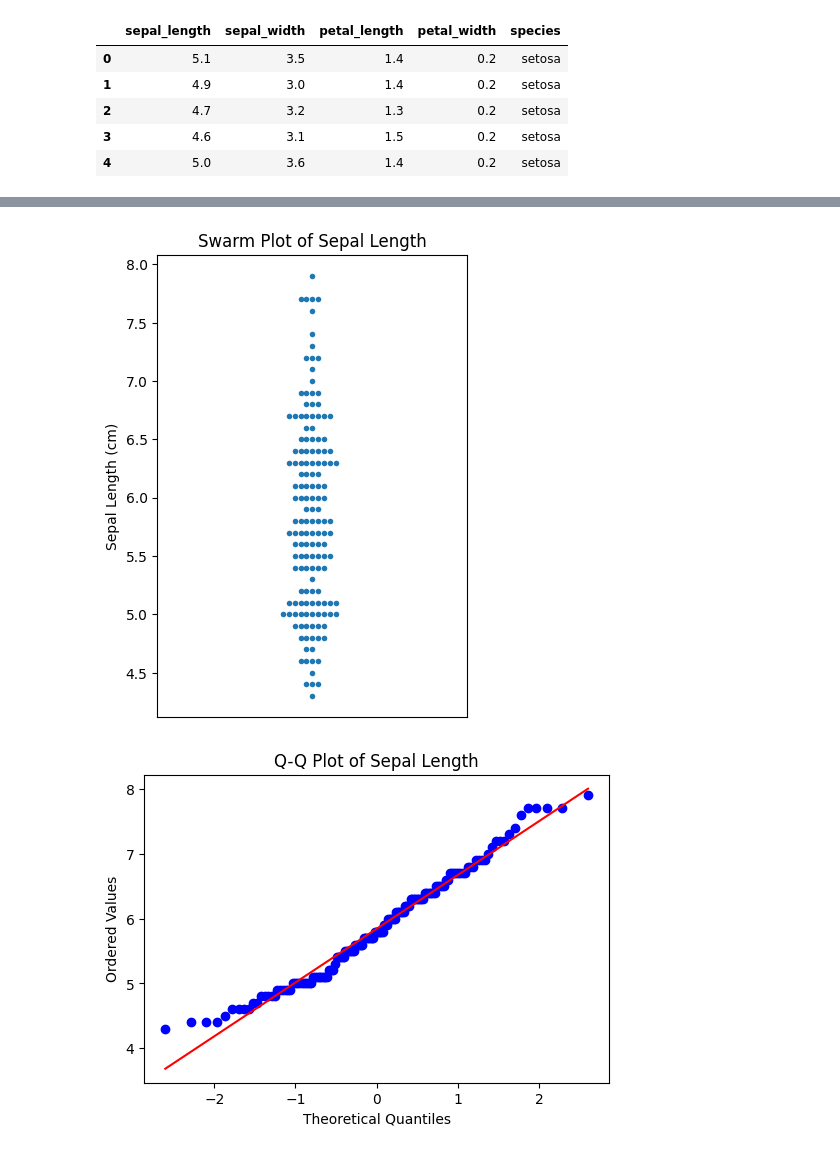
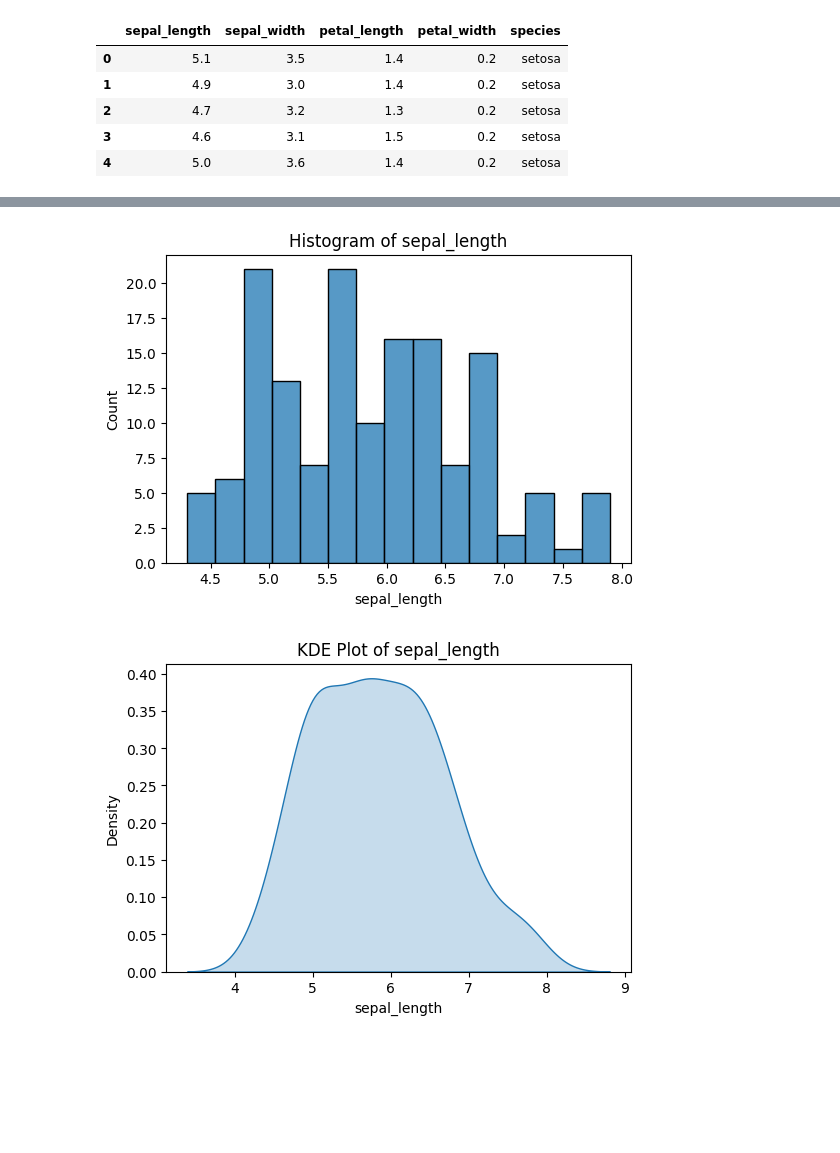
Before and after one commit to johannesbmueller/data_viz, a Jupyter notebook: notebooks/Univariate_viz _packaged.ipynb, the cells around one changed output, grey strips where cells are left out. Drawn from its saved outputs; the diff is of its cells as text; code cells hidden in the pictures; blank space fills up the shorter version.

```diff
--- a/notebooks/Univariate_viz _packaged.ipynb
+++ b/notebooks/Univariate_viz _packaged.ipynb
@@ -54,18 +32,0 @@ plt.show()
-# %%
-plt.figure(figsize=(4, 6))
-sns.swarmplot(x=np.zeros(len(iris)), y=iris['sepal_length'], size=4)
-plt.title('Swarm Plot of Sepal Length')
-plt.ylabel('Sepal Length (cm)')
-plt.xticks([])  # Remove x-axis labels
-plt.show()
-# %% [output]
-[figure, removed]
-# %%
-plt.figure(figsize=(6, 4))
-stats.probplot(iris['sepal_length'], dist="norm", plot=plt)
-plt.title('Q-Q Plot of Sepal Length')
-plt.xlabel('Theoretical Quantiles')
-plt.ylabel('Ordered Values')
-plt.show()
-# %% [output]
-[figure, removed]
@@ -71,0 +35,5 @@ plt.show()
+# %%
+plot_multiple_univariate_plots(iris, 'sepal_length')
+# %% [output]
+[figure, added]
+[figure, added]
```
Also changed, not shown: parts of 9 cells of this notebook.
